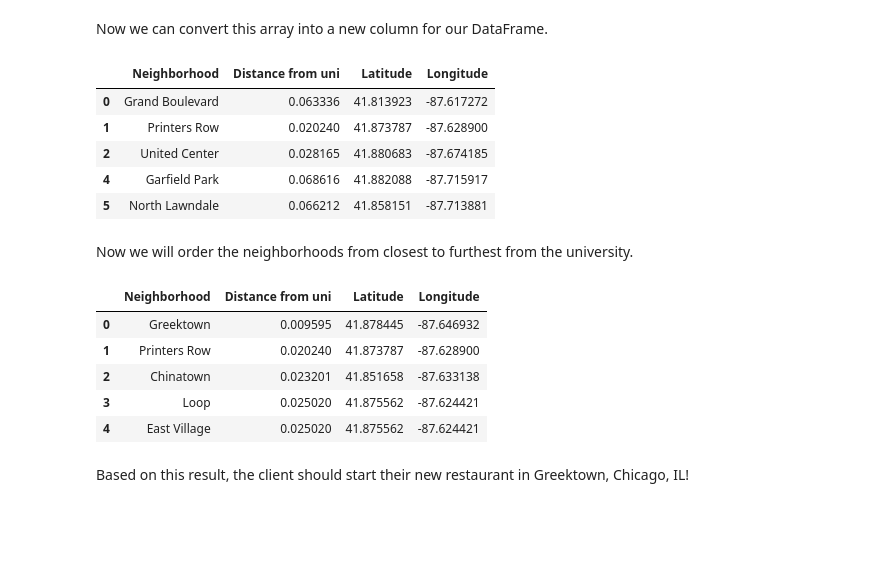
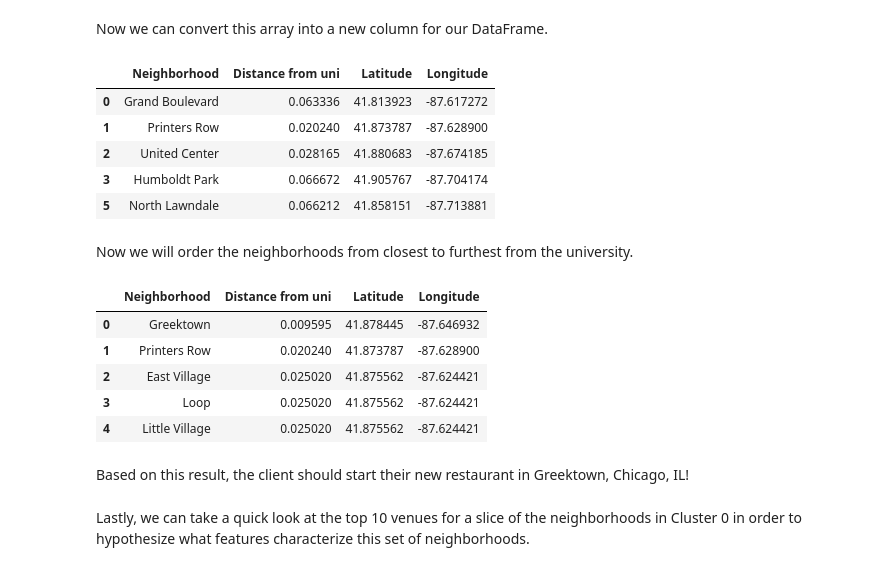
Before and after one commit to annie-helms/Coursera_Capstone, a Jupyter notebook: final_report.ipynb, the cells around one changed output. Drawn from its saved outputs; the diff is of its cells as text; code cells hidden in the pictures; blank space fills up the shorter version.

```diff
--- a/final_report.ipynb
+++ b/final_report.ipynb
@@ -423,6 +423,6 @@ Based on the plot above, we will take k=6 as the optimal value.
 # %%
 # set number of clusters
-kclusters = 6
+kclusters = 10
 
 # run k-means clustering
 kmeans = KMeans(n_clusters=kclusters, random_state=0).fit(cluster)
@@ -465,5 +465,5 @@ The Gourmet Ghetto is in Cluster 5. Below, we will make a new DataFrame that onl
 # %%
-like_berkeley = merged[merged['Cluster Labels']==5]
+like_berkeley = merged[merged['Cluster Labels']==0]
 print(like_berkeley.shape)
 like_berkeley.tail()
 # %% [output]
@@ -536,6 +536,6 @@ Now that we have already used our venue data for Cluster 5 neighborhoods, we wil
 # %%
-cluster_5 = like_berkeley[["Neighborhood", "Latitude", "Longitude"]]
-cluster_5.head()
+cluster_0 = like_berkeley[["Neighborhood", "Latitude", "Longitude"]]
+cluster_0.head()
 # %% [output]
 |  | Neighborhood | Latitude | Longitude |
 | 0 | Grand Boulevard | 41.813923 | -87.617272 |
@@ -546,10 +546,10 @@ cluster_5.head()
 # %% [markdown]
 To get the Euclidean distance between the coordinate vectors of each neighborhood and the university, we need to generate numpy arrays and carry out the required math.
 # %%
-x1 = cluster_5["Longitude"].values
+x1 = cluster_0["Longitude"].values
 x2 = longitude_uni
 
-y1 = cluster_5["Latitude"].values
+y1 = cluster_0["Latitude"].values
 y2 = latitude_uni
 
 dist_sq = np.square(x2 - x1)  + np.square(y2 - y1)
@@ -558,27 +558,29 @@ distances = np.sqrt(dist_sq)
 # %% [markdown]
 Now we can convert this array into a new column for our DataFrame.
 # %%
-cluster_5.insert(1, 'Distance from uni', distances)
-cluster_5.head()
+cluster_0.insert(1, 'Distance from uni', distances)
+cluster_0.head()
 # %% [output]
 |  | Neighborhood | Distance from uni | Latitude | Longitude |
 | 0 | Grand Boulevard | 0.063336 | 41.813923 | -87.617272 |
 | 1 | Printers Row | 0.020240 | 41.873787 | -87.628900 |
 | 2 | United Center | 0.028165 | 41.880683 | -87.674185 |
-| 4 | Garfield Park | 0.068616 | 41.882088 | -87.715917 |
+| 3 | Humboldt Park | 0.066672 | 41.905767 | -87.704174 |
 | 5 | North Lawndale | 0.066212 | 41.858151 | -87.713881 |
 # %% [markdown]
 Now we will order the neighborhoods from closest to furthest from the university.
 # %%
-cluster_5 = cluster_5.sort_values(by=["Distance from uni"])
-cluster_5 = cluster_5.reset_index(drop=True)
-cluster_5.head()
+cluster_0 = cluster_0.sort_values(by=["Distance from uni"])
+cluster_0 = cluster_0.reset_index(drop=True)
+cluster_0.head()
 # %% [output]
 |  | Neighborhood | Distance from uni | Latitude | Longitude |
 | 0 | Greektown | 0.009595 | 41.878445 | -87.646932 |
 | 1 | Printers Row | 0.020240 | 41.873787 | -87.628900 |
-| 2 | Chinatown | 0.023201 | 41.851658 | -87.633138 |
+| 2 | East Village | 0.025020 | 41.875562 | -87.624421 |
 | 3 | Loop | 0.025020 | 41.875562 | -87.624421 |
-| 4 | East Village | 0.025020 | 41.875562 | -87.624421 |
+| 4 | Little Village | 0.025020 | 41.875562 | -87.624421 |
 # %% [markdown]
 Based on this result, the client should start their new restaurant in Greektown, Chicago, IL!
+# %% [markdown]
+Lastly, we can take a quick look at the top 10 venues for a slice of the neighborhoods in Cluster 0 in order to hypothesize what features characterize this set of neighborhoods.
```
Also changed, not shown: parts of 22 cells of this notebook.
